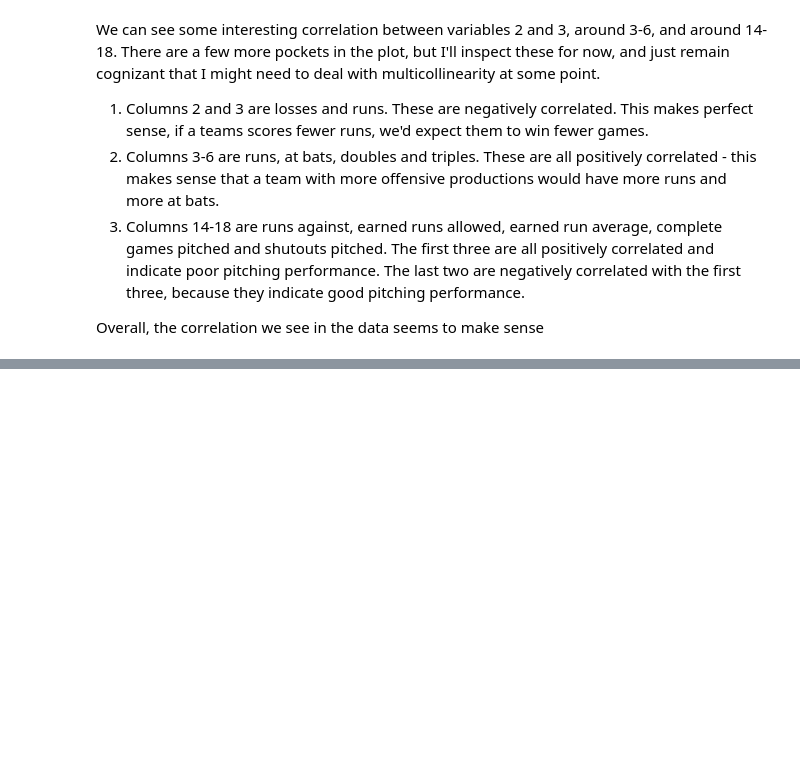
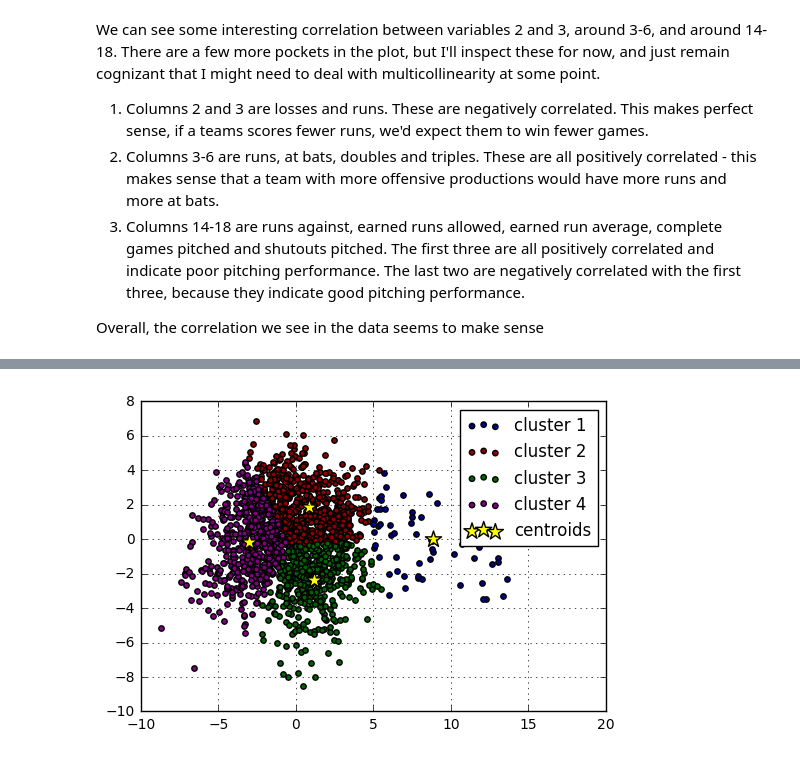
Before and after one commit to colson1111/Kaggle, a Jupyter notebook: Baseball/baseball_eda.ipynb, the cells around one changed output, grey strips where cells are left out. Cells and saved outputs as stored; diff of their text form; code cells hidden in the pictures; blank space fills up the shorter version.

```diff
--- a/Baseball/baseball_eda.ipynb
+++ b/Baseball/baseball_eda.ipynb
@@ -96,0 +153,5 @@ teams_num[[14,15,16,17,18]] # ra, er, era are all positively correlated, cg and
+# %%
+# Get the first two PCs for clustering.  We can see above that the first 2 PCs account for a little more than 40%
+# of the variation in the data.
+x_scaled_pca, projection, eigen_vals, eigen_vecs = getPCAProjectionMatrix(x_scaled, 2)
+x_scaled_pca.shape
@@ -96,0 +166,32 @@ teams_num[[14,15,16,17,18]] # ra, er, era are all positively correlated, cg and
+# %%
+plt.scatter(x_scaled_pca[x_cluster==0,0],
+            x_scaled_pca[x_cluster==0,1],
+            s=15,
+            c='darkblue',
+            label='cluster 1')
+plt.scatter(x_scaled_pca[x_cluster==1,0],
+            x_scaled_pca[x_cluster==1,1],
+            s=15,
+            c='darkred',
+            label='cluster 2')
+plt.scatter(x_scaled_pca[x_cluster==2,0],
+            x_scaled_pca[x_cluster==2,1],
+            s=15,
+            c='darkgreen',
+            label='cluster 3')
+plt.scatter(x_scaled_pca[x_cluster==3,0],
+            x_scaled_pca[x_cluster==3,1],
+            s=15,
+            c='purple',
+            label='cluster 4')
+plt.scatter(cluster.cluster_centers_[:,0],
+            cluster.cluster_centers_[:,1],
+            s=150,
+            marker='*',
+            c='yellow',
+            label='centroids')
+plt.legend()
+plt.grid()
+plt.show()
+# %% [output]
+[figure, added]
```
Also changed, not shown: parts of 9 cells of this notebook.
